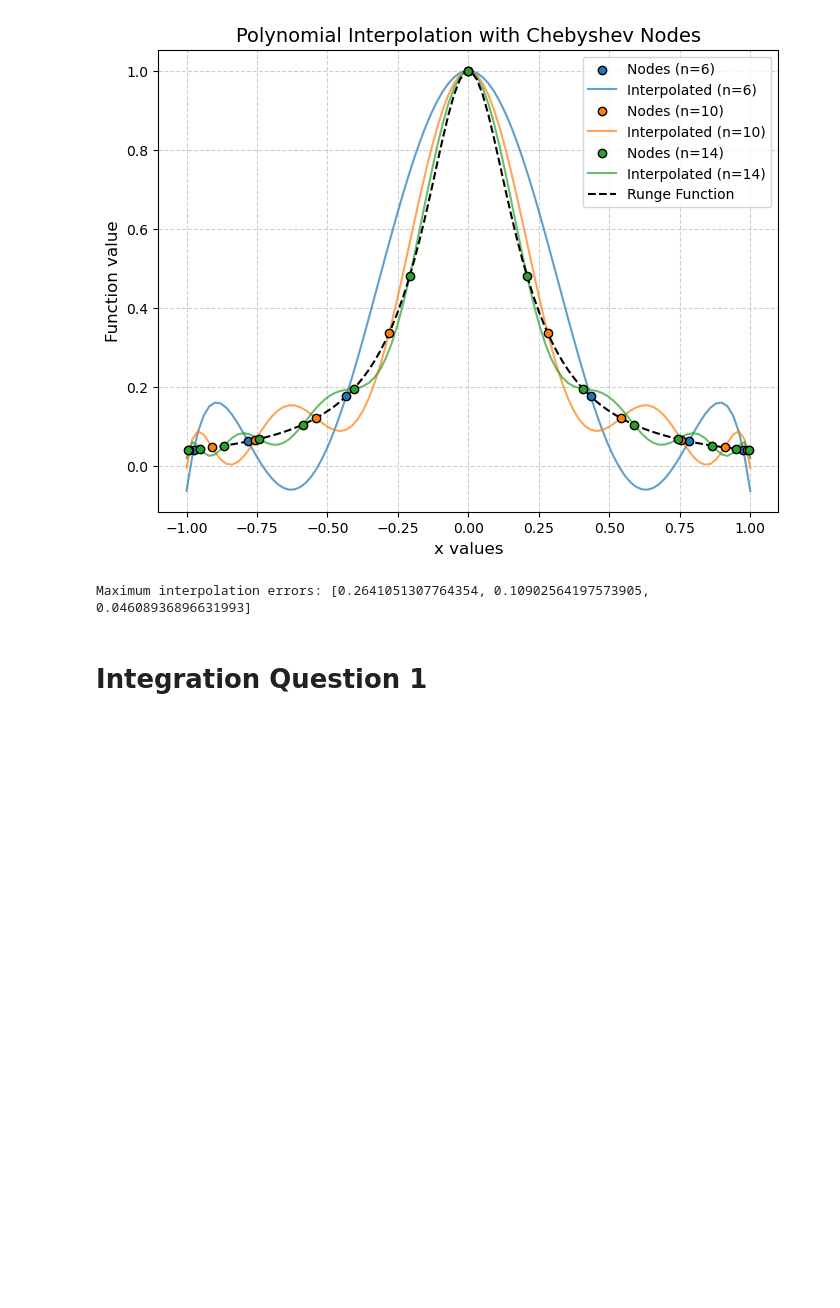
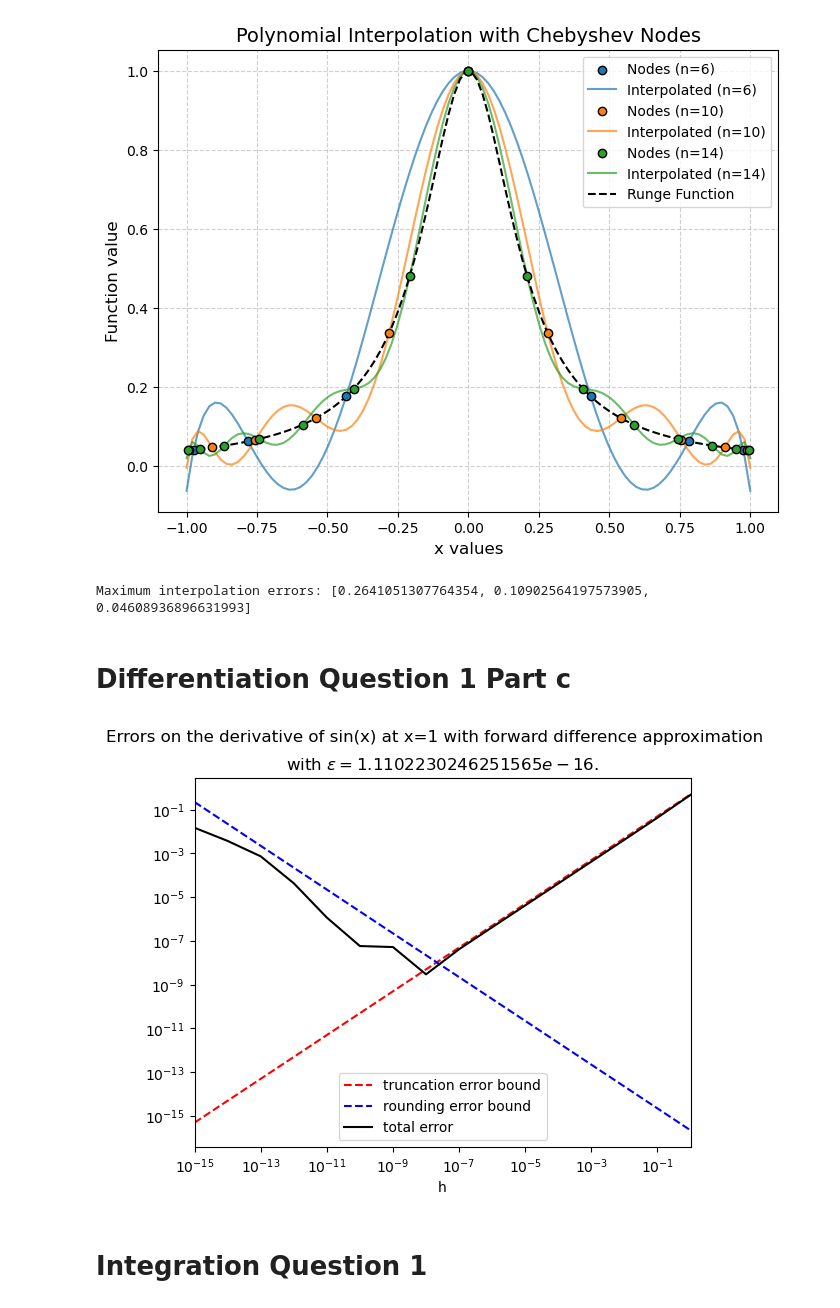
Before and after one commit to Luiser13/NLA_SFL, a Jupyter notebook: HW2.ipynb, the cells around one changed output. Drawn from its saved outputs; the diff is of its cells as text; code cells hidden in the pictures; blank space fills up the shorter version.

Commit message:
Added differentiation

```diff
--- a/HW2.ipynb
+++ b/HW2.ipynb
@@ -112,6 +113,35 @@ print("Maximum interpolation errors:", max_errors_list)
 # %% [output]
 [figure]
 Maximum interpolation errors: [0.2641051307764354, 0.10902564197573905, 0.04608936896631993]
+# %% [markdown]
+# Differentiation Question 1 Part c
+# %%
+value = np.sin(1)
+derivative = np.cos(1)
+
+M = 1
+epsilon = math.ulp(derivative)
+# %%
+# Compute the errors
+xs = 10**np.arange(-15,1,dtype=float)
+truncerr = M*xs/2
+rounderr = 2*epsilon/xs
+totalerr = abs((np.sin(1 + xs) - value) / xs - derivative)
+# %%
+# Create the plot
+fig, ax = plt.subplots()
+ax.set_xlim(10**-15,1)
+ax.set_xscale('log')
+ax.set_yscale('log')
+ax.set_xlabel('h')
+plt.plot(xs, truncerr, color='r', linestyle='dashed')
+plt.plot(xs, rounderr, color='b', linestyle='dashed')
+plt.plot(xs, totalerr, color='#000000')
+fig.suptitle('Errors on the derivative of sin(x) at x=1 with forward difference approximation')
+ax.set_title(f'with $\epsilon={epsilon}$.');
+ax.legend(['truncation error bound', 'rounding error bound', 'total error']);
+# %% [output]
+[figure, added]
 # %% [markdown]
 # Integration Question 1
 # %% [markdown]
```
Also changed, not shown: parts of 1 cell of this notebook.
